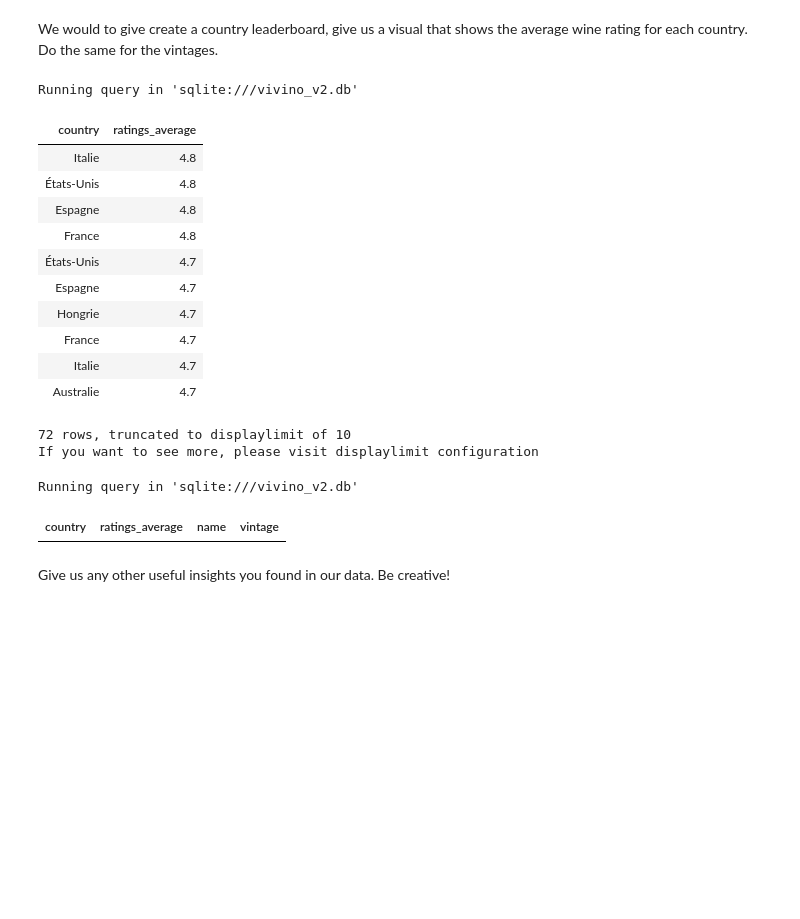
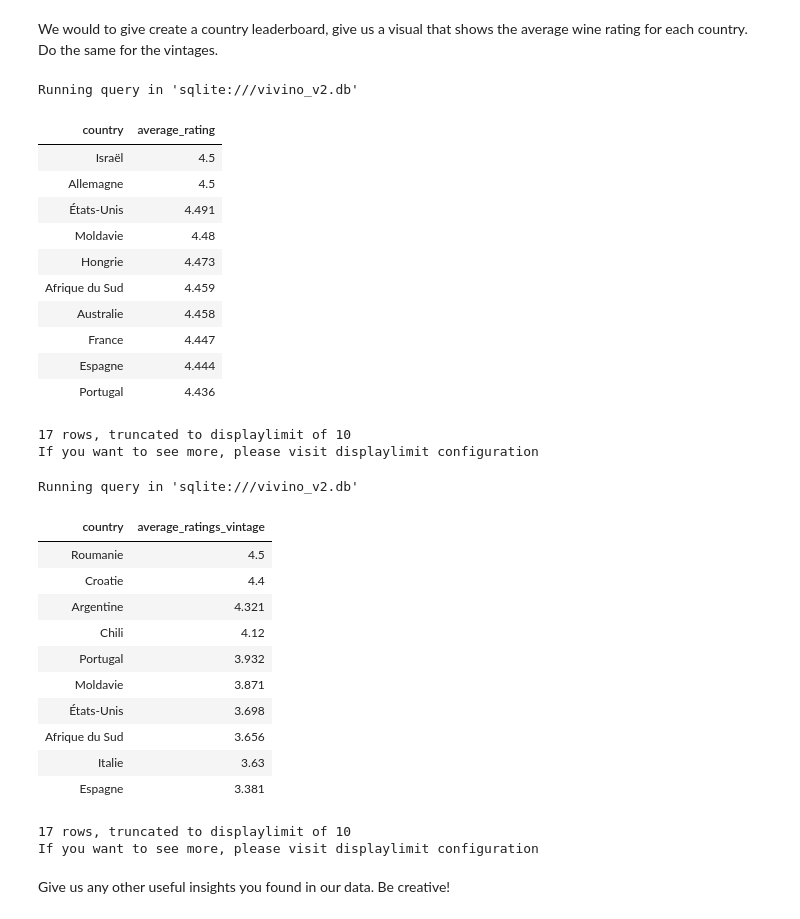
Before and after one commit to maciejkrsk/wine_market_analysis, a Jupyter notebook: requests.ipynb, the cells around one changed output. Saved outputs shown, nothing was run; the diff lists cells and outputs as text; code cells hidden in the pictures; blank space fills up the shorter version.

Commit message:
Fixed leaderboards, added vintages, still need visual tho

```diff
--- a/requests.ipynb
+++ b/requests.ipynb
@@ -239,42 +213,59 @@ If you want to see more, please visit displaylimit configuration
 # %% [markdown]
 We would to give create a country leaderboard, give us a visual that shows the average wine rating for each country. Do the same for the vintages.
 # %%
-%%sql -- MISSING VINTAGES? VISUALS?
-SELECT DISTINCT countries.name as country, wines.ratings_average
+%%sql -- MISSING VINTAGES
+SELECT DISTINCT countries.name as country, ROUND(AVG(wines.ratings_average),3) AS average_rating
 from countries
 JOIN regions
 ON countries.code = regions.country_code
 JOIN wines
 ON wines.region_id = regions.id
-ORDER BY wines.ratings_average DESC
+GROUP BY countries.name
+ORDER BY average_rating DESC
 # %% [output]
 Running query in 'sqlite:///vivino_v2.db'
-| country | ratings_average |
-| Italie | 4.8 |
-| États-Unis | 4.8 |
-| Espagne | 4.8 |
-| France | 4.8 |
-| États-Unis | 4.7 |
-| Espagne | 4.7 |
-| Hongrie | 4.7 |
-| France | 4.7 |
-| Italie | 4.7 |
-| Australie | 4.7 |
+| country | average_rating |
+| Israël | 4.5 |
+| Allemagne | 4.5 |
+| États-Unis | 4.491 |
+| Moldavie | 4.48 |
+| Hongrie | 4.473 |
+| Afrique du Sud | 4.459 |
+| Australie | 4.458 |
+| France | 4.447 |
+| Espagne | 4.444 |
+| Portugal | 4.436 |
-72 rows, truncated to displaylimit of 10
+17 rows, truncated to displaylimit of 10
 If you want to see more, please visit displaylimit configuration
 # %%
-%%sql --Include vintages(not working)
-SELECT  countries.name as country, wines.ratings_average, vintages.name, vintages.ratings_average as vintage
+
+%%sql -- INCLUDED VINTAGES
+SELECT DISTINCT countries.name as country, ROUND(AVG(vintages.ratings_average),3) AS average_ratings_vintage
 from countries
 JOIN regions
 ON countries.code = regions.country_code
 JOIN wines
 ON wines.region_id = regions.id
+-- adding vintages
 JOIN vintages
-ON vintages.id = wines.id
+ON vintages.wine_id = wines.id
+GROUP BY countries.name
+ORDER BY average_ratings_vintage DESC
 # %% [output]
 Running query in 'sqlite:///vivino_v2.db'
-| country | ratings_average | name | vintage |
+| country | average_ratings_vintage |
+| Roumanie | 4.5 |
+| Croatie | 4.4 |
+| Argentine | 4.321 |
+| Chili | 4.12 |
+| Portugal | 3.932 |
+| Moldavie | 3.871 |
+| États-Unis | 3.698 |
+| Afrique du Sud | 3.656 |
+| Italie | 3.63 |
+| Espagne | 3.381 |
+17 rows, truncated to displaylimit of 10
+If you want to see more, please visit displaylimit configuration
 # %% [markdown]
 Give us any other useful insights you found in our data. Be creative!
 # %% [markdown]
```
Also changed, not shown: parts of 3 cells of this notebook.
